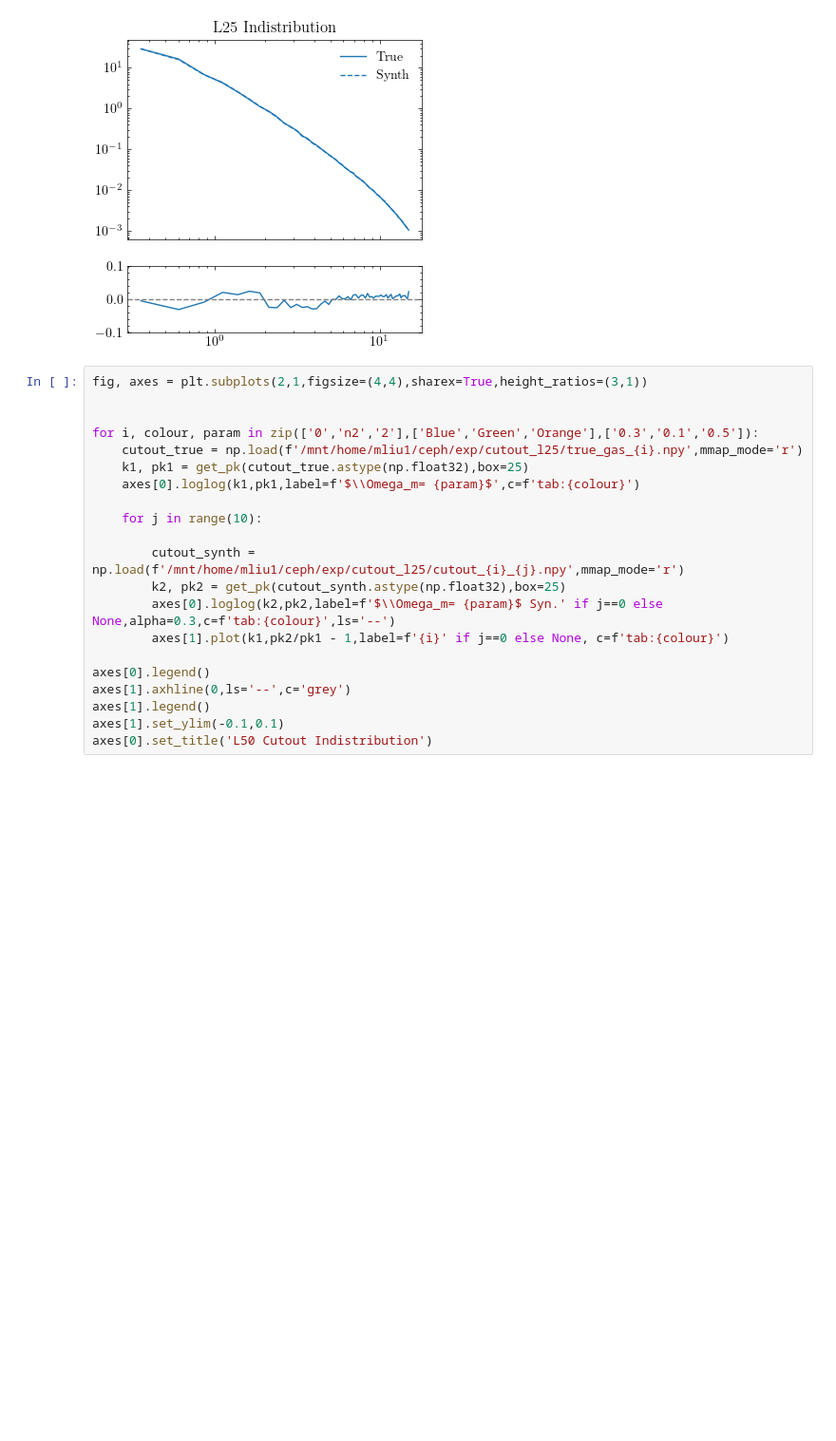
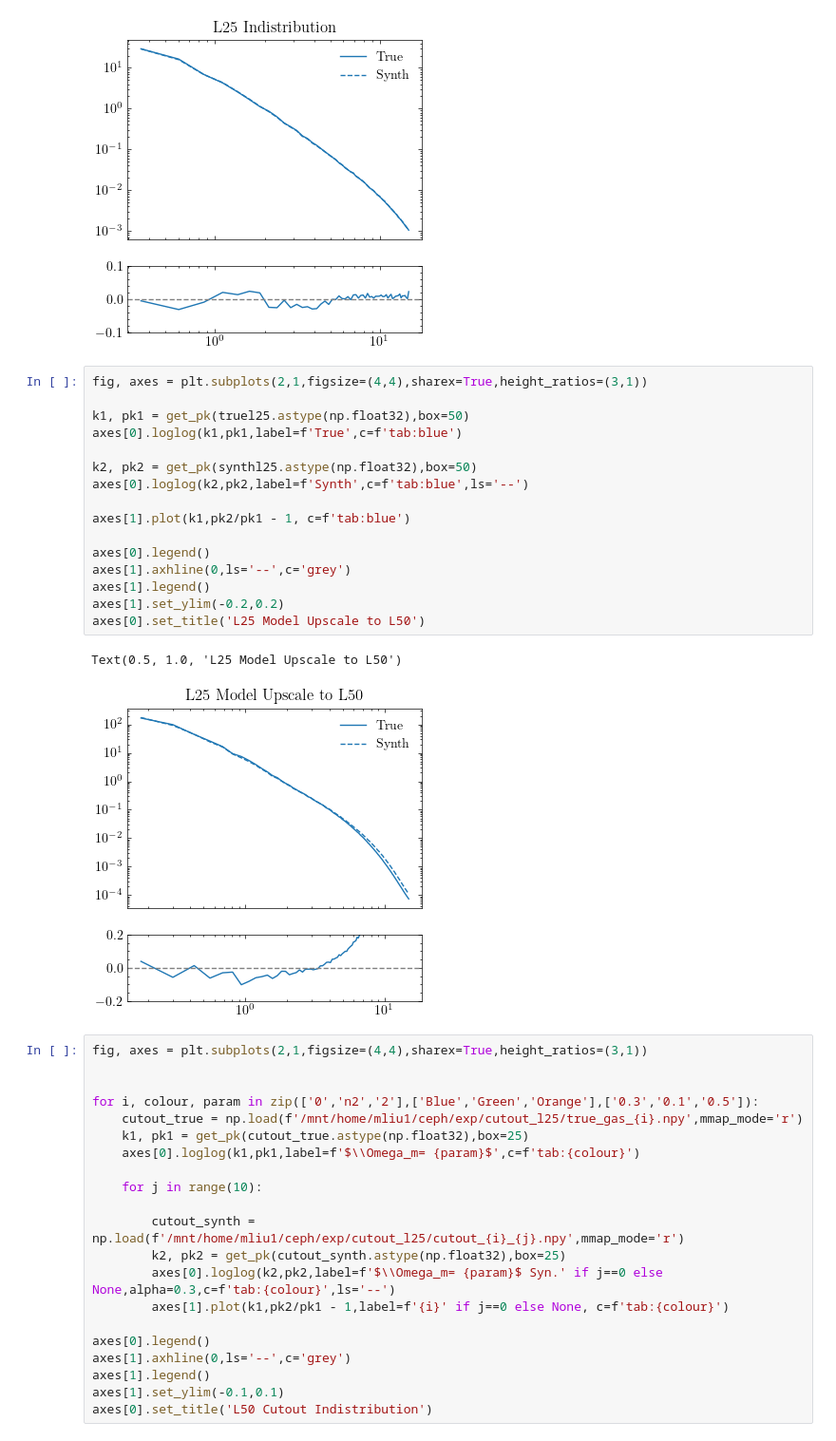
Before and after one commit to mingshauliu/FM-Upscaling, a Jupyter notebook: tets.ipynb, the cells around one changed output. Shown at 95% size. Saved outputs shown, nothing was run; the diff lists cells and outputs as text; blank space fills up the shorter version.

```diff
--- a/tets.ipynb
+++ b/tets.ipynb
@@ -95,6 +111,25 @@ axes[0].set_title('L25 Indistribution')
 # %% [output]
 Text(0.5, 1.0, 'L25 Indistribution')
 [figure]
+# %%
+fig, axes = plt.subplots(2,1,figsize=(4,4),sharex=True,height_ratios=(3,1))
+
+k1, pk1 = get_pk(truel25.astype(np.float32),box=50)
+axes[0].loglog(k1,pk1,label=f'True',c=f'tab:blue')
+
+k2, pk2 = get_pk(synthl25.astype(np.float32),box=50)
+axes[0].loglog(k2,pk2,label=f'Synth',c=f'tab:blue',ls='--')
+
+axes[1].plot(k1,pk2/pk1 - 1, c=f'tab:blue')
+
+axes[0].legend()
+axes[1].axhline(0,ls='--',c='grey')
+axes[1].legend()
+axes[1].set_ylim(-0.2,0.2)
+axes[0].set_title('L25 Model Upscale to L50')
+# %% [output]
+Text(0.5, 1.0, 'L25 Model Upscale to L50')
+[figure, added]
 # %%
 fig, axes = plt.subplots(2,1,figsize=(4,4),sharex=True,height_ratios=(3,1))
 
```
Also changed, not shown: parts of 6 cells of this notebook, 32 other files.
